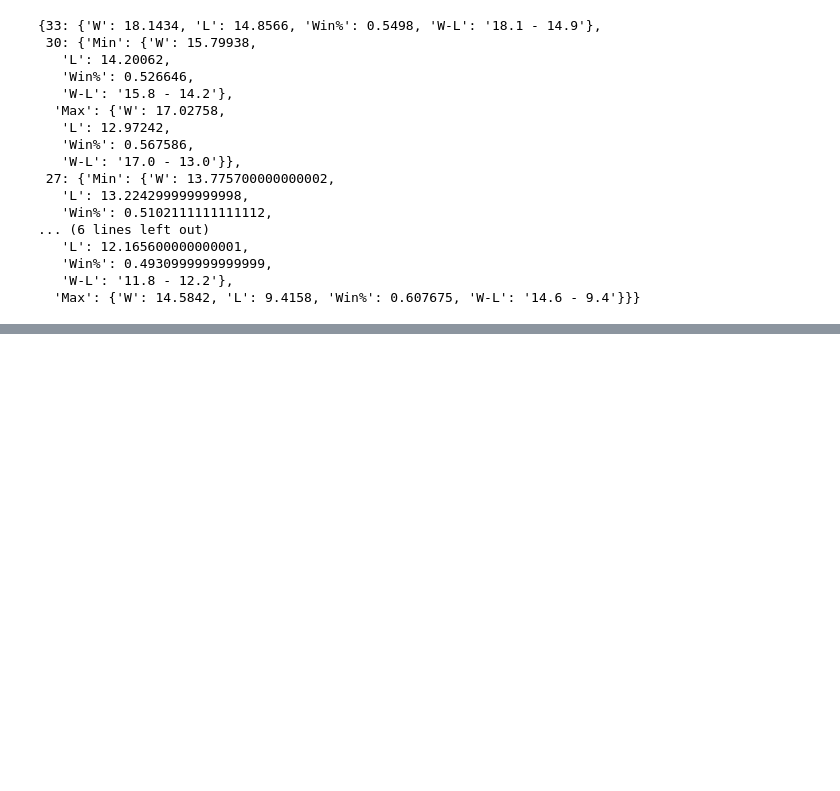
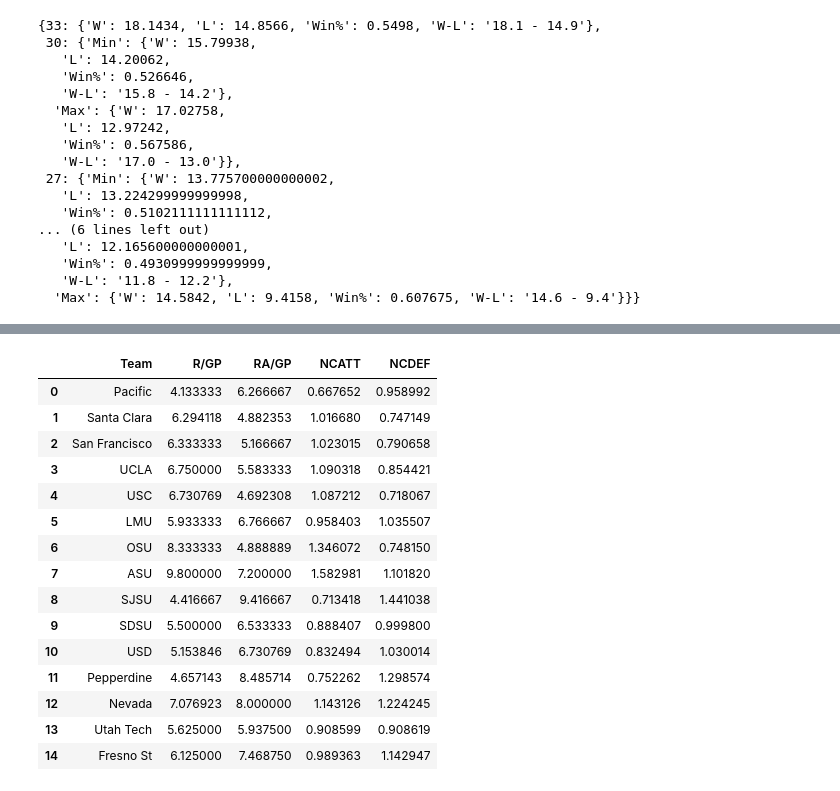
Before and after one commit to jackkalsched/UCSD_Baseball_25, a Jupyter notebook: Other/schedule_optimization.ipynb, the cells around one changed output, grey strips where cells are left out. Saved outputs shown, nothing was run; the diff lists cells and outputs as text; code cells hidden in the pictures; blank space fills up the shorter version.

```diff
--- a/Other/schedule_optimization.ipynb
+++ b/Other/schedule_optimization.ipynb
@@ -342,0 +429,27 @@ print(df)
+# %%
+nonconf_runs = pd.DataFrame({
+    'Team': ['Pacific','Santa Clara', 'San Francisco', 'UCLA', 'USC', 'LMU', 'OSU', 'ASU', 'SJSU', 'SDSU', 'USD', 'Pepperdine', 'Nevada', 'Utah Tech', 'Fresno St'],
+    'R/GP': [4.133333333, 6.294117647, 6.333333333, 6.75, 6.730769231, 5.933333333, 8.333333333, 9.8, 4.416666667, 5.5, 5.153846154, 4.657142857, 7.076923077, 5.625, 6.125],
+    'RA/GP': [6.266666667, 4.882352941, 5.166666667, 5.583333333, 4.692307692, 6.766666667, 4.888888889, 7.2, 9.416666667, 6.533333333, 6.730769231, 8.485714286, 8, 5.9375, 7.46875],
+    'NCATT': [0.66765164, 1.016680153, 1.023014609, 1.090318202, 1.087211882, 0.95840316, 1.346071854, 1.582980501, 0.713418083, 0.888407424, 0.83249367, 0.752261871, 1.143125636, 0.908598502, 0.989362813],
+    'NCDEF': [0.958991715, 0.747149365, 0.790658063, 0.85442081, 0.718066628, 1.035507011, 0.748149565, 1.101820268, 1.441038082, 0.999799873, 1.030013605, 1.298573888, 1.224244742, 0.908619145, 1.14294724]
+})
+
+nonconf_runs
+# %% [output]
+|  | Team | R/GP | RA/GP | NCATT | NCDEF |
+| 0 | Pacific | 4.133333 | 6.266667 | 0.667652 | 0.958992 |
+| 1 | Santa Clara | 6.294118 | 4.882353 | 1.016680 | 0.747149 |
+| 2 | San Francisco | 6.333333 | 5.166667 | 1.023015 | 0.790658 |
+| 3 | UCLA | 6.750000 | 5.583333 | 1.090318 | 0.854421 |
+| 4 | USC | 6.730769 | 4.692308 | 1.087212 | 0.718067 |
+| 5 | LMU | 5.933333 | 6.766667 | 0.958403 | 1.035507 |
+| 6 | OSU | 8.333333 | 4.888889 | 1.346072 | 0.748150 |
+| 7 | ASU | 9.800000 | 7.200000 | 1.582981 | 1.101820 |
+| 8 | SJSU | 4.416667 | 9.416667 | 0.713418 | 1.441038 |
+| 9 | SDSU | 5.500000 | 6.533333 | 0.888407 | 0.999800 |
+| 10 | USD | 5.153846 | 6.730769 | 0.832494 | 1.030014 |
+| 11 | Pepperdine | 4.657143 | 8.485714 | 0.752262 | 1.298574 |
+| 12 | Nevada | 7.076923 | 8.000000 | 1.143126 | 1.224245 |
+| 13 | Utah Tech | 5.625000 | 5.937500 | 0.908599 | 0.908619 |
+| 14 | Fresno St | 6.125000 | 7.468750 | 0.989363 | 1.142947 |
```
Also changed, not shown: parts of 11 cells of this notebook.
